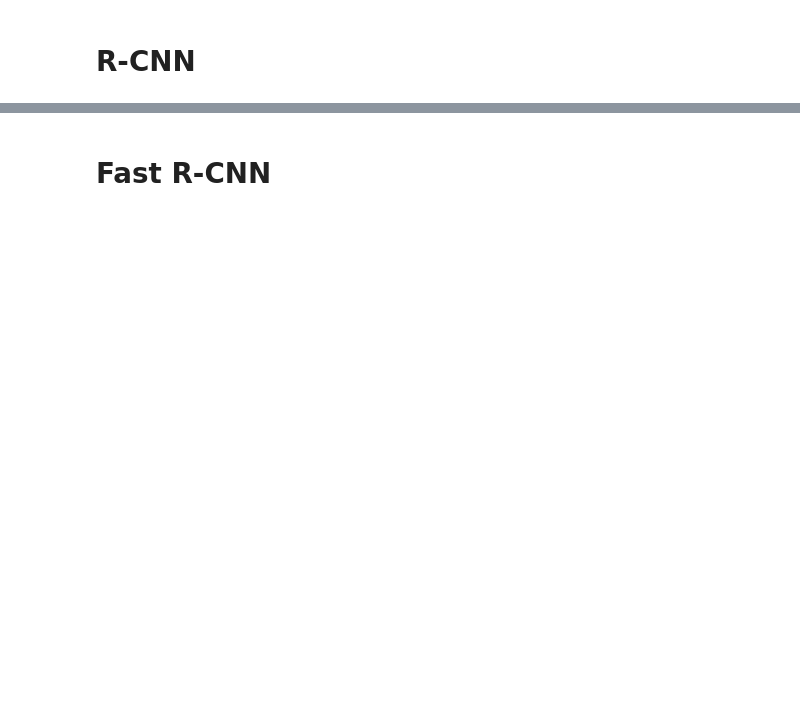
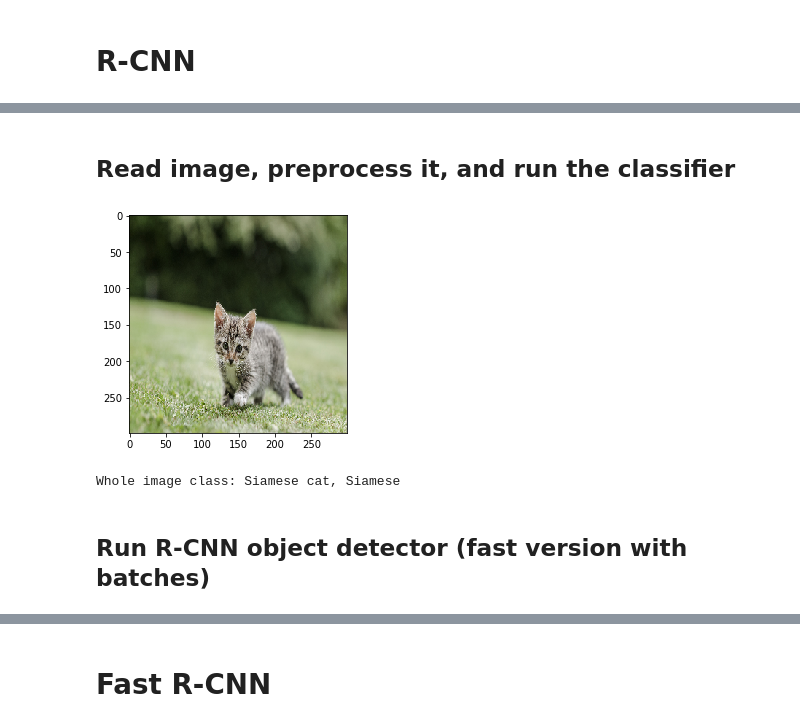
Before and after one commit to heshameraqi/object-detection-dl-workshop, a Jupyter notebook: Object_Detection_with_Deep_Learning.ipynb, the cells around one changed output, grey strips where cells are left out. Drawn from its saved outputs; the diff is of its cells as text; code cells hidden in the pictures; blank space fills up the shorter version.

```diff
--- a/Object_Detection_with_Deep_Learning.ipynb
+++ b/Object_Detection_with_Deep_Learning.ipynb
@@ -47,4 +33,0 @@ class Model_Class:
-# %%
-os.environ["CUDA_VISIBLE_DEVICES"] = "0"
-with tf.device('/cpu:0'):
-    model = Model_Class(False)
@@ -98,0 +93,18 @@ for s_h in tqdm(range(detector_window_min_size, detector_window_max_size, detect
+# %%
+n_rows = 299
+n_cols = 299
+mscoco_names_filename = './object-detection-dl-workshop/data/coco.names'
+imagenet_names_filename = './object-detection-dl-workshop/data/imagenet1000.names'
+
+class Model_Class:
+  def __init__(self, is_training):
+    self.define_model(is_training)
+
+  def define_model(self, is_training):
+    self.Image = tf.placeholder(tf.float32, shape =[None, n_rows, n_cols, 3])
+    with incep_v2.slim.arg_scope(incep_v2.inception_resnet_v2_arg_scope()):
+        self.logits, self.end_points = incep_v2.inception_resnet_v2(self.Image, is_training = False)
+
+os.environ["CUDA_VISIBLE_DEVICES"] = "0"
+with tf.device('/gpu:0'):
+  model = Model_Class(is_training=False)
@@ -98,0 +129,27 @@ for s_h in tqdm(range(detector_window_min_size, detector_window_max_size, detect
+# %% [markdown]
+## Read image, preprocess it, and run the classifier
+# %%
+input_img_filename = './object-detection-dl-workshop/data/samples/cat.jpg'
+img = cv2.imread(input_img_filename, cv2.IMREAD_COLOR)
+img = img[:,:,[2,1,0]] # Make it RGB
+img = cv2.resize(img, (n_rows, n_cols))
+img_rgb = img.copy()
+img = 2*(img/255.0)-1.0
+
+classification = sess.run(model.end_points['Predictions'], feed_dict= {model.Image:[img]})
+
+# print results
+calss_id = np.argmax(classification)+1 # +1 because that the network has the first class as "I don't know" and it's not included in the imagenet dict
+classes_dict = eval(open(imagenet_names_filename).read())
+confidences = []
+winner_classes_idx = []
+
+plt.figure()
+plt.imshow(img_rgb)
+plt.show()
+print('Whole image class: ' + classes_dict[calss_id])
+# %% [output]
+[figure, added]
+Whole image class: Siamese cat, Siamese
+# %% [markdown]
+## Run R-CNN object detector (fast version with batches)
```
Also changed, not shown: parts of 62 cells of this notebook.
